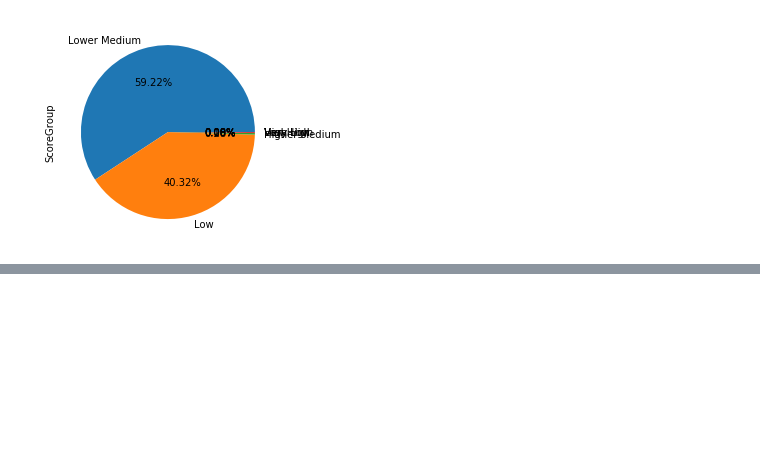
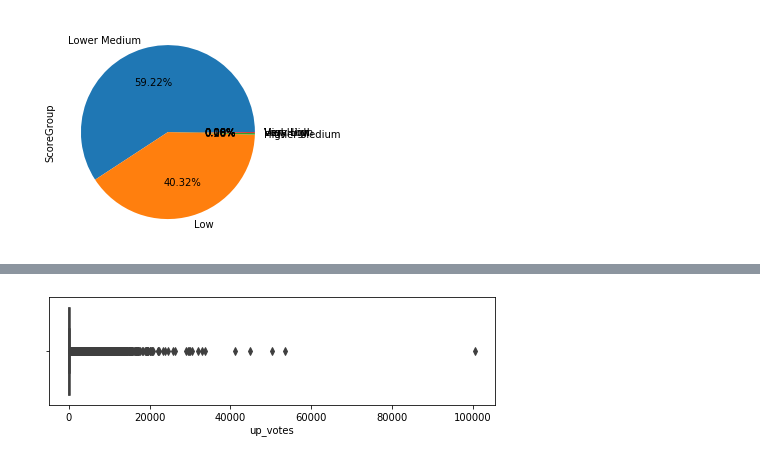
Before and after one commit to KarthikeyanVenkataraman/edastackoverflow, a Jupyter notebook: StackOverFlow_Draft.ipynb, the cells around one changed output, grey strips where cells are left out. Cells and saved outputs as stored; diff of their text form; code cells hidden in the pictures; blank space fills up the shorter version.

```diff
--- a/StackOverFlow_Draft.ipynb
+++ b/StackOverFlow_Draft.ipynb
@@ -652,0 +678,6 @@ inpAns.ScoreGroup.value_counts(normalize=True).plot(kind="pie",  autopct='%1.2f%
+# %%
+plt.figure(figsize=[8,2])
+sns.boxplot(inpUsers.up_votes)
+plt.show()
+# %% [output]
+[figure, added]
```
Also changed, not shown: parts of 18 cells of this notebook.
